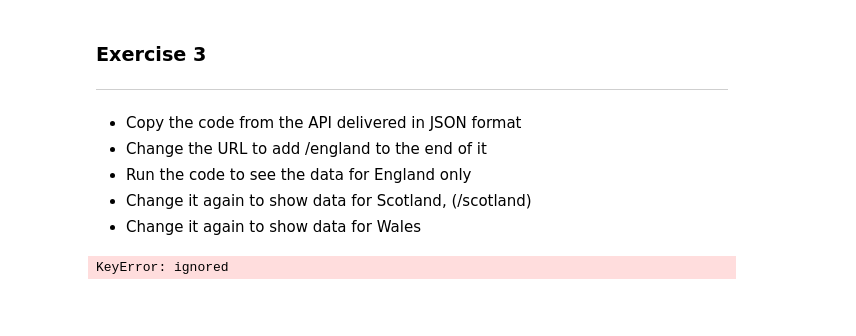
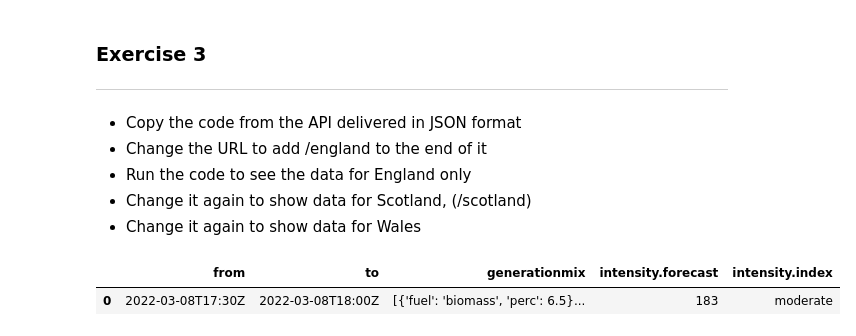
Before and after one commit to ttevhide/Programming-for-Data, a Jupyter notebook: Data_retrieval.ipynb, the cells around one changed output. Drawn from its saved outputs; the diff is of its cells as text; code cells hidden in the pictures; blank space fills up the shorter version.

```diff
--- a/Data_retrieval.ipynb
+++ b/Data_retrieval.ipynb
@@ -254,11 +254,12 @@ df
 # %%
 import pandas as pd
 import requests
 
 url = "https://api.carbonintensity.org.uk/regional/england"
 json_data = requests.get(url).json()['data']
 data_table = json_data[0]
-df = pd.json_normalize(data_table['regions'])
+df = pd.json_normalize(data_table["data"])
 df
 # %% [output]
-KeyError: ignored
+|  | from | to | generationmix | intensity.forecast | intensity.index |
+| 0 | 2022-03-08T17:30Z | 2022-03-08T18:00Z | [{'fuel': 'biomass', 'perc': 6.5}... | 183 | moderate |
```
